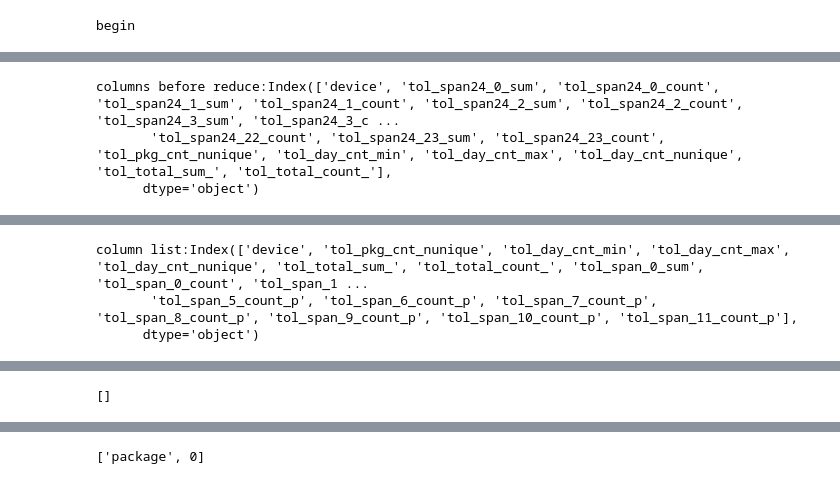
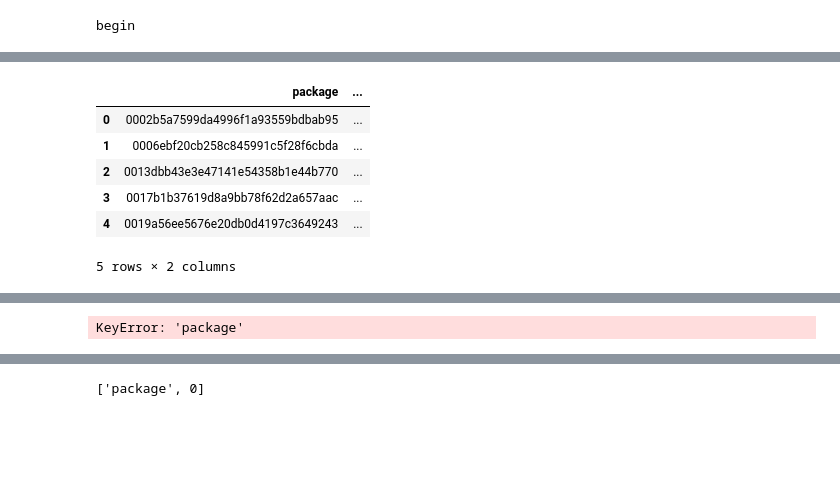
Before and after one commit to Flyfoxs/tinymind_sex_age, a Jupyter notebook: analysis.ipynb, the cells around one changed output, grey strips where cells are left out. Drawn from its saved outputs; the diff is of its cells as text; code cells hidden in the pictures; blank space fills up the shorter version.

```diff
--- a/analysis.ipynb
+++ b/analysis.ipynb
@@ -2,7 +2,6 @@
 from  tiny.package import *
 from  tiny.util import *
 print('begin')
-span4 = extend_feature(span_no=12,  trunc_long_time=False)
-
-span4.head()
+tmp = get_drop_list_for_install(True)
+tmp.head()
 # %% [output]
@@ -15,3 +13,7 @@ begin
+|  | package | ... |
+| 0 | 0002b5a7599da4996f1a93559bdbab95 | ... |
+| 1 | 0006ebf20cb258c845991c5f28f6cbda | ... |
+| 2 | 0013dbb43e3e47141e54358b1e44b770 | ... |
+| 3 | 0017b1b37619d8a9bb78f62d2a657aac | ... |
+| 4 | 0019a56ee5676e20db0d4197c3649243 | ... |
-columns before reduce:Index(['device', 'tol_span24_0_sum', 'tol_span24_0_count', 'tol_span24_1_sum', 'tol_span24_1_count', 'tol_span24_2_sum', 'tol_span24_2_count', 'tol_span24_3_sum', 'tol_span24_3_c ...
-       'tol_span24_22_count', 'tol_span24_23_sum', 'tol_span24_23_count', 'tol_pkg_cnt_nunique', 'tol_day_cnt_min', 'tol_day_cnt_max', 'tol_day_cnt_nunique', 'tol_total_sum_', 'tol_total_count_'],
-      dtype='object')
+5 rows × 2 columns
@@ -23,3 +19,0 @@ columns before reduce:Index(['device', 'tol_span24_0_sum', 'tol_span24_0_count',
-column list:Index(['device', 'tol_pkg_cnt_nunique', 'tol_day_cnt_min', 'tol_day_cnt_max', 'tol_day_cnt_nunique', 'tol_total_sum_', 'tol_total_count_', 'tol_span_0_sum', 'tol_span_0_count', 'tol_span_1 ...
-       'tol_span_5_count_p', 'tol_span_6_count_p', 'tol_span_7_count_p', 'tol_span_8_count_p', 'tol_span_9_count_p', 'tol_span_10_count_p', 'tol_span_11_count_p'],
-      dtype='object')
@@ -33,6 +19,0 @@ column list:Index(['device', 'tol_pkg_cnt_nunique', 'tol_day_cnt_min', 'tol_day_
-# %%
-ls = ['000533a8532cde925ccb4d232c0c6453']
-columns = [ col for col in install.columns if col in install.package.values ]
-print(columns)
-# %% [output]
-[]
@@ -41,0 +20,7 @@ if '000533a8532cde925ccb4d232c0c6453' in install.package.values:
+# %%
+pd.set_option('display.max_rows', 5)
+pd.set_option('display.max_columns', 1)
+tmp.set_index('package', inplace=True)
+print(list(tmp.T.columns) )
+# %% [output]
+KeyError: 'package'
```
Also changed, not shown: parts of 7 cells of this notebook, 9 other files.
